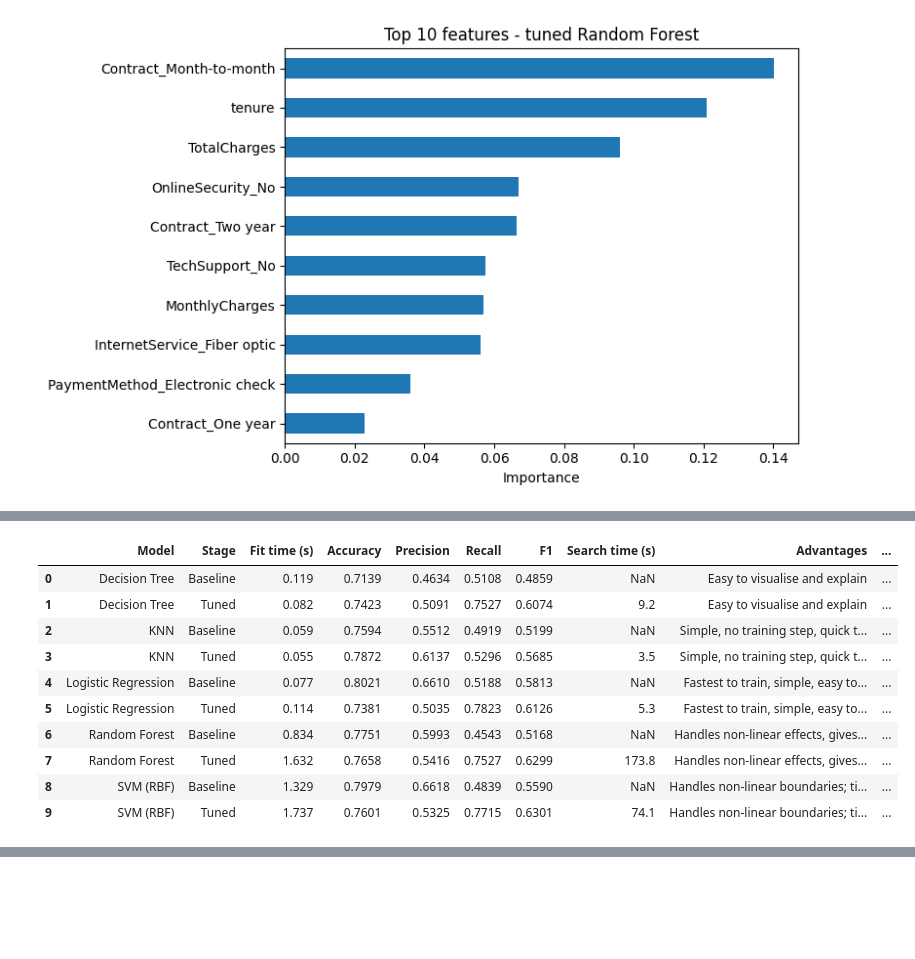
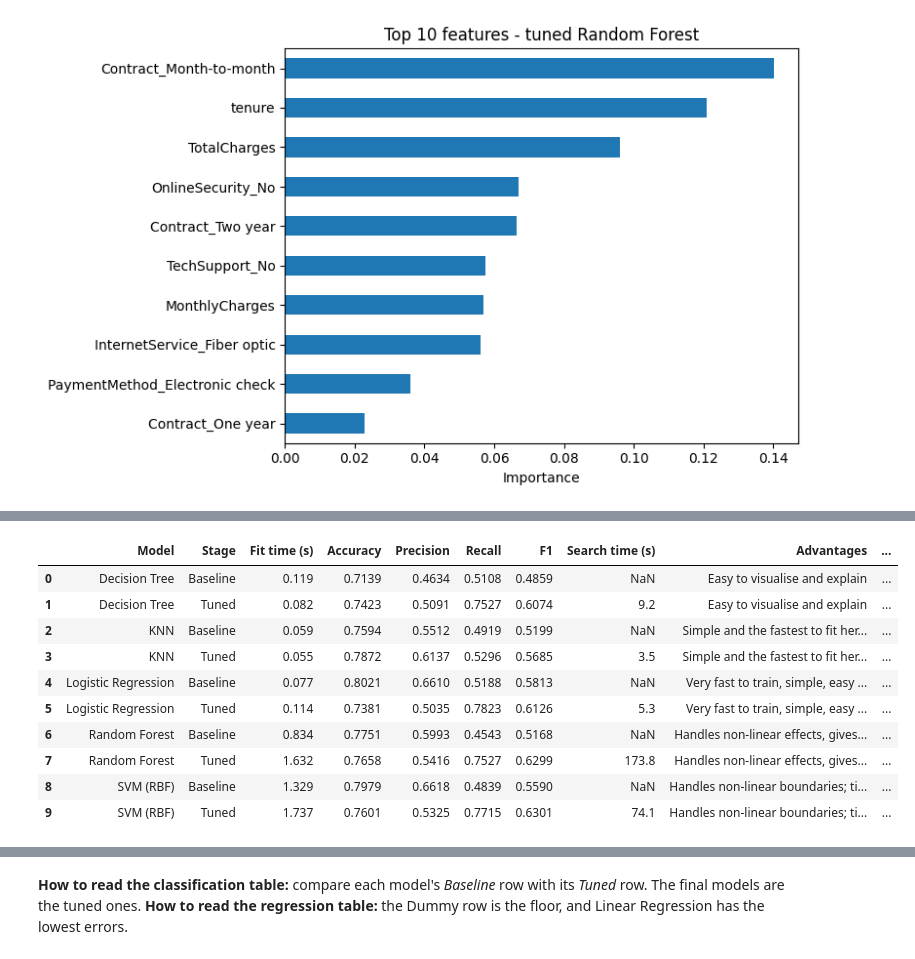
Before and after one commit to Al7bh/Devixo-Internship, a Jupyter notebook: Task_02_ML/notebook/Task2_Model_Comparison.ipynb, the cells around one changed output, grey strips where cells are left out. Cells and saved outputs as stored; diff of their text form; code cells hidden in the pictures; blank space fills up the shorter version.

```diff
--- a/Task_02_ML/notebook/Task2_Model_Comparison.ipynb
+++ b/Task_02_ML/notebook/Task2_Model_Comparison.ipynb
@@ -6,7 +52,15 @@ from sklearn.compose import ColumnTransformer
 from sklearn.preprocessing import OneHotEncoder, StandardScaler
 
 RANDOM_STATE = 42
-DATA_PATH = "/content/WA_Fn-UseC_-Telco-Customer-Churn.csv"
+# The CSV is searched in: Colab upload, repo layout (notebook/ folder), repo root, current folder.
+from pathlib import Path
+_CANDIDATES = [Path("/content/WA_Fn-UseC_-Telco-Customer-Churn.csv"),
+               Path("../dataset/WA_Fn-UseC_-Telco-Customer-Churn.csv"),
+               Path("dataset/WA_Fn-UseC_-Telco-Customer-Churn.csv"),
+               Path("WA_Fn-UseC_-Telco-Customer-Churn.csv")]
+DATA_PATH = next((p for p in _CANDIDATES if p.exists()), None)
+if DATA_PATH is None:
+    raise FileNotFoundError("Dataset CSV not found. Upload it to Colab or put it in dataset/. Current folder: " + str(Path.cwd()))
 
 # ---- 1. Load ----
 df = pd.read_csv(DATA_PATH)
@@ -474,49 +683,49 @@ dtype: float64
 # %%
 clf_notes = {
-    "Logistic Regression": ("Fastest to train, simple, easy to explain; highest recall after tuning (0.7823)",
+    "Logistic Regression": ("Very fast to train, simple, easy to explain; highest recall after tuning (0.7823)",
                             "Assumes straight-line effects; tuned accuracy (0.7381) is barely above the 'always No' accuracy (0.7352)"),
     "Decision Tree":       ("Easy to visualise and explain",
-                            "Unpruned baseline overfits (lowest baseline F1); needs depth limits"),
+                            "Unpruned baseline had the lowest baseline F1 (0.4859); needs depth limits"),
     "Random Forest":       ("Handles non-linear effects, gives feature importance; best CV F1 (0.6397)",
-                            "Longest search (173.8s), slower to train, harder to explain"),
-    "KNN":                 ("Simple, no training step, quick to fit",
+                            "Longest tuning search (173.8s); slower to fit than Logistic Regression, KNN or Decision Tree; harder to explain"),
+    "KNN":                 ("Simple and the fastest to fit here (it mostly stores the data)",
                             "No class_weight option, so recall stayed low (0.5296); sensitive to scaling and many one-hot columns"),
     "SVM (RBF)":           ("Handles non-linear boundaries; tied for best F1 (0.6301)",
-                            "Slow search (74.1s), no built-in feature importance"),
+                            "Second-longest search (74.1s) and slowest final fit; no built-in feature importance"),
 }
 reg_notes = {
     "Dummy (mean)":      ("Reference point only", "Ignores all features"),
     "Linear Regression": ("Fast, simple, best on every metric here", "Assumes additive effects; would miss complex interactions"),
     "Decision Tree":     ("Easy to explain, no scaling needed", "Coarse predictions (steps); lower R2 than the top models"),
     "Random Forest":     ("Handles non-linear effects, stable", "Slower than Linear Regression with no accuracy gain here"),
-    "KNN":               ("Simple, no assumptions about shape", "Worst R2 and MAE here; distance gets noisy with many one-hot columns"),
+    "KNN":               ("Simple, no assumptions about shape", "Worst R2 and MAE of the real models; distance gets noisy with many one-hot columns"),
     "SVR (RBF)":         ("Flexible, accurate (R2 0.9979)", "Slower; needs scaled inputs; hard to interpret"),
 }
 
 # Classification table
 search_time = tuned_results.set_index("Model")["Search time (s)"]
 final_clf = comparison.copy()
 final_clf["Search time (s)"] = np.where(final_clf["Stage"] == "Tuned",
                                         final_clf["Model"].map(search_time), np.nan)
 final_clf["Advantages"] = final_clf["Model"].map(lambda m: clf_notes[m][0])
 final_clf["Limitations"] = final_clf["Model"].map(lambda m: clf_notes[m][1])
 final_clf.to_csv("../results/final_classification_comparison.csv", index=False)
 display(final_clf)
 
 # Regression table
 final_reg = reg_baseline_results.copy()
 final_reg["Advantages"] = final_reg["Model"].map(lambda m: reg_notes[m][0])
 final_reg["Limitations"] = final_reg["Model"].map(lambda m: reg_notes[m][1])
 final_reg.to_csv("../results/final_regression_comparison.csv", index=False)
 display(final_reg)
 # %% [output]
 |  | Model | Stage | Fit time (s) | Accuracy | Precision | Recall | F1 | Search time (s) | Advantages | ... |
 | 0 | Decision Tree | Baseline | 0.119 | 0.7139 | 0.4634 | 0.5108 | 0.4859 | NaN | Easy to visualise and explain | ... |
 | 1 | Decision Tree | Tuned | 0.082 | 0.7423 | 0.5091 | 0.7527 | 0.6074 | 9.2 | Easy to visualise and explain | ... |
-| 2 | KNN | Baseline | 0.059 | 0.7594 | 0.5512 | 0.4919 | 0.5199 | NaN | Simple, no training step, quick t... | ... |
-| 3 | KNN | Tuned | 0.055 | 0.7872 | 0.6137 | 0.5296 | 0.5685 | 3.5 | Simple, no training step, quick t... | ... |
-| 4 | Logistic Regression | Baseline | 0.077 | 0.8021 | 0.6610 | 0.5188 | 0.5813 | NaN | Fastest to train, simple, easy to... | ... |
-| 5 | Logistic Regression | Tuned | 0.114 | 0.7381 | 0.5035 | 0.7823 | 0.6126 | 5.3 | Fastest to train, simple, easy to... | ... |
+| 2 | KNN | Baseline | 0.059 | 0.7594 | 0.5512 | 0.4919 | 0.5199 | NaN | Simple and the fastest to fit her... | ... |
+| 3 | KNN | Tuned | 0.055 | 0.7872 | 0.6137 | 0.5296 | 0.5685 | 3.5 | Simple and the fastest to fit her... | ... |
+| 4 | Logistic Regression | Baseline | 0.077 | 0.8021 | 0.6610 | 0.5188 | 0.5813 | NaN | Very fast to train, simple, easy ... | ... |
+| 5 | Logistic Regression | Tuned | 0.114 | 0.7381 | 0.5035 | 0.7823 | 0.6126 | 5.3 | Very fast to train, simple, easy ... | ... |
 | 6 | Random Forest | Baseline | 0.834 | 0.7751 | 0.5993 | 0.4543 | 0.5168 | NaN | Handles non-linear effects, gives... | ... |
 | 7 | Random Forest | Tuned | 1.632 | 0.7658 | 0.5416 | 0.7527 | 0.6299 | 173.8 | Handles non-linear effects, gives... | ... |
 | 8 | SVM (RBF) | Baseline | 1.329 | 0.7979 | 0.6618 | 0.4839 | 0.5590 | NaN | Handles non-linear boundaries; ti... | ... |
@@ -530 +739,4 @@ display(final_reg)
 | 5 | SVR (RBF) | 2.297 | 1.0294 | 1.8587 | 1.3633 | 0.9979 | Flexible, accurate (R2 0.9979) | Slower; needs scaled inputs; hard... |
+# %% [markdown]
+**How to read the classification table:** compare each model's *Baseline* row with its *Tuned* row. The final models are the tuned ones.
+**How to read the regression table:** the Dummy row is the floor, and Linear Regression has the lowest errors.
```
Also changed, not shown: parts of 24 cells of this notebook, 10 other files.
